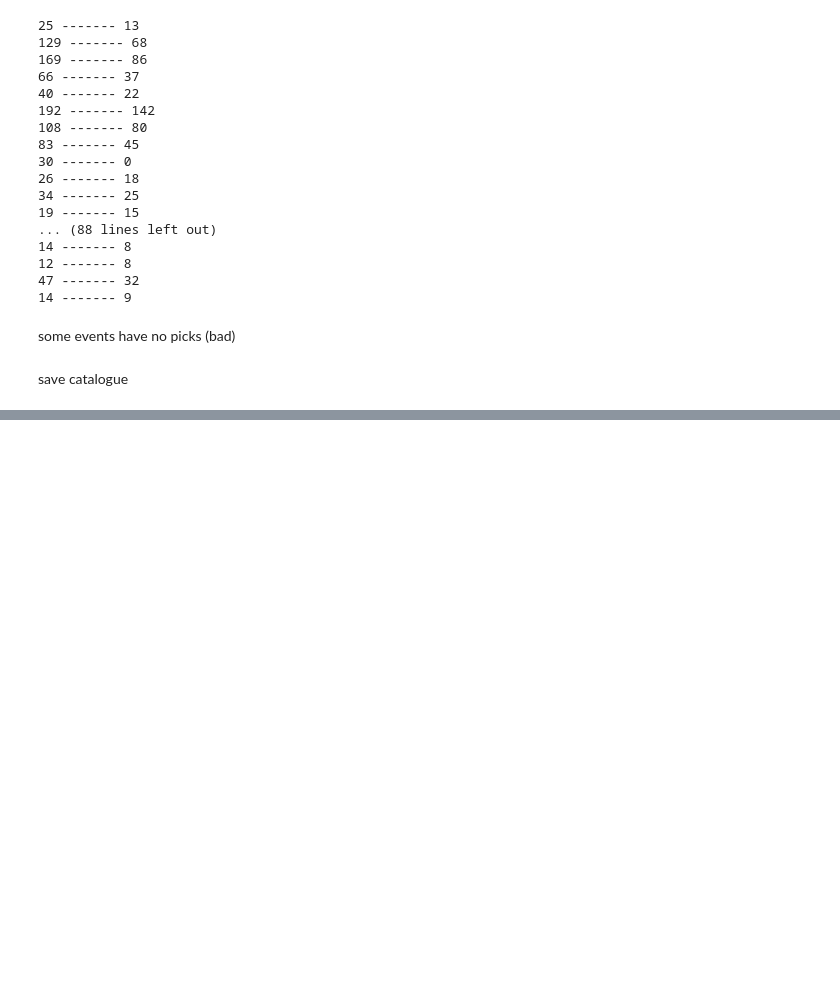
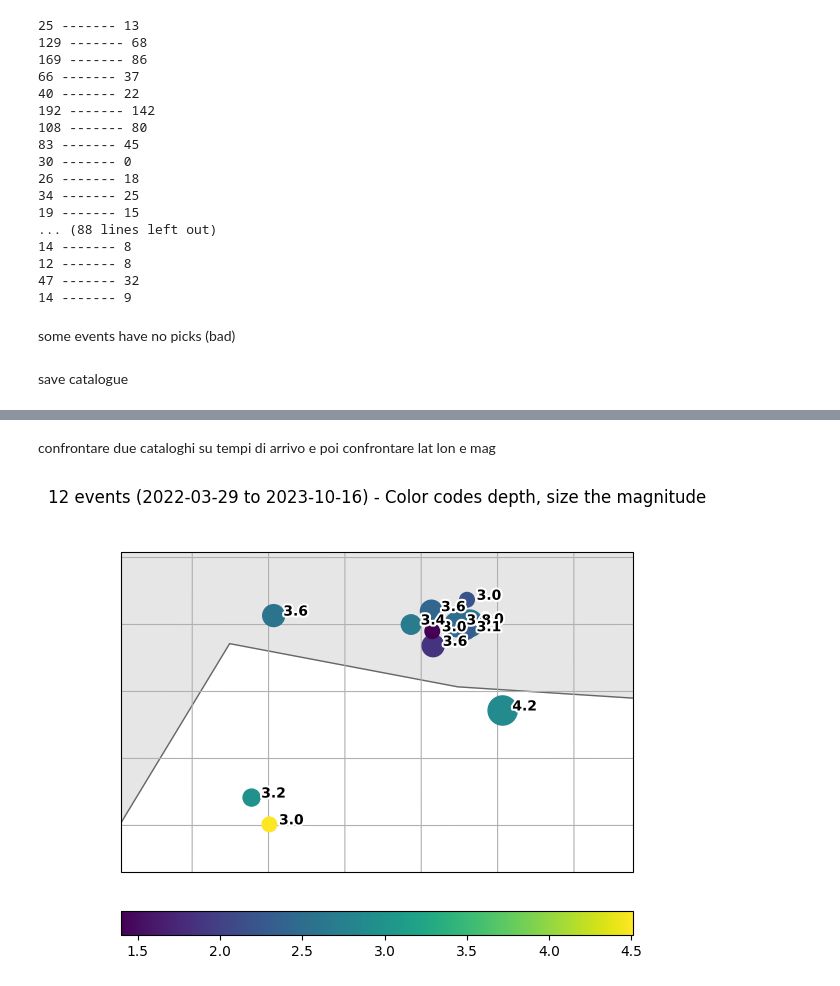
Before and after one commit to giacomorapagnani/seis, a Jupyter notebook: INGV_catalogue.ipynb, the cells around one changed output, grey strips where cells are left out. Drawn from its saved outputs; the diff is of its cells as text; code cells hidden in the pictures; blank space fills up the shorter version.

```diff
--- a/INGV_catalogue.ipynb
+++ b/INGV_catalogue.ipynb
@@ -157,0 +139,3 @@ catf.events[0].origins[0].__dict__
+# %%
+cat_mag = catf.filter("magnitude >= 3.0")
+cat_mag
@@ -157,0 +150,6 @@ catf.events[0].origins[0].__dict__
+# %% [markdown]
+confrontare due cataloghi su tempi di arrivo e poi confrontare lat lon e mag
+# %%
+cat_mag.plot(projection='local',resolution='i');
+# %% [output]
+[figure, added]
```
Also changed, not shown: parts of 5 cells of this notebook.
